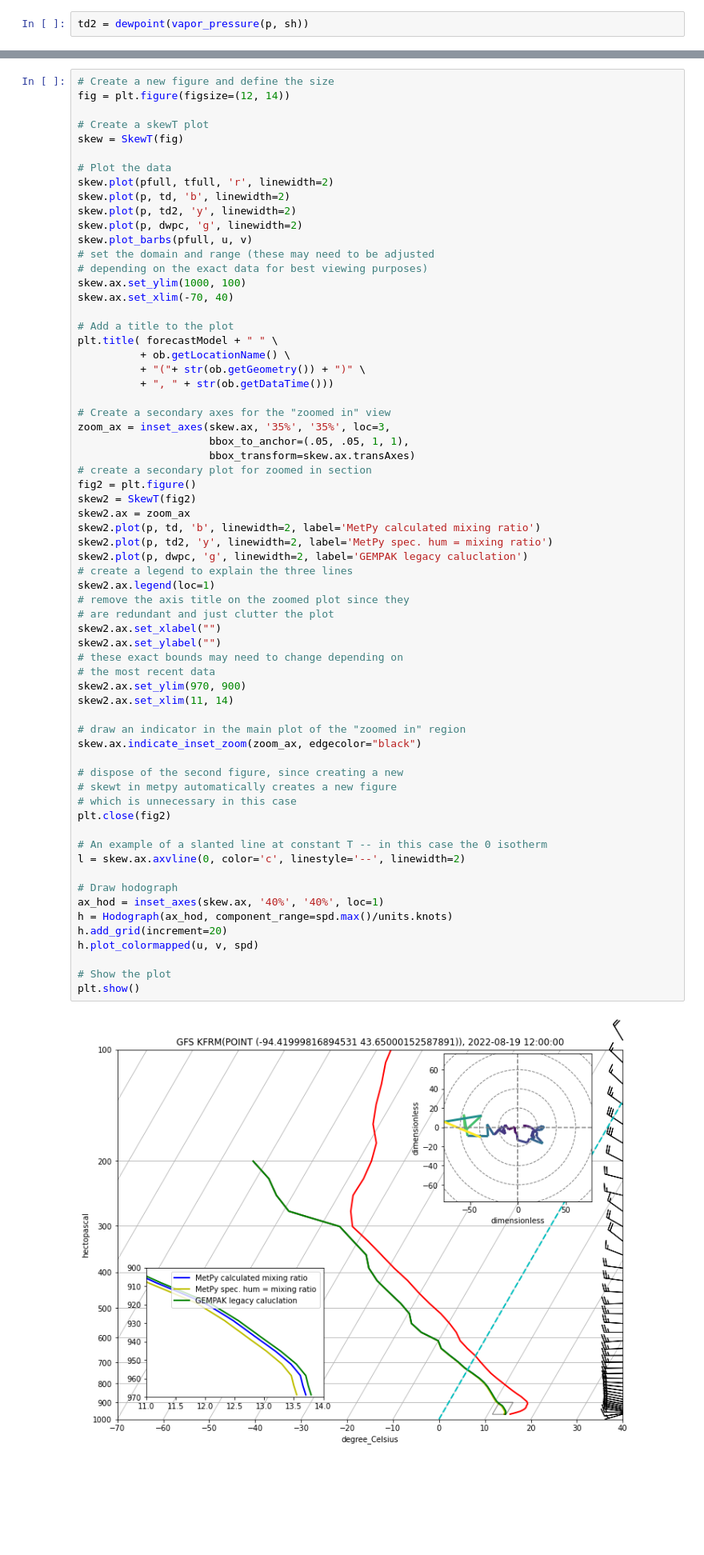
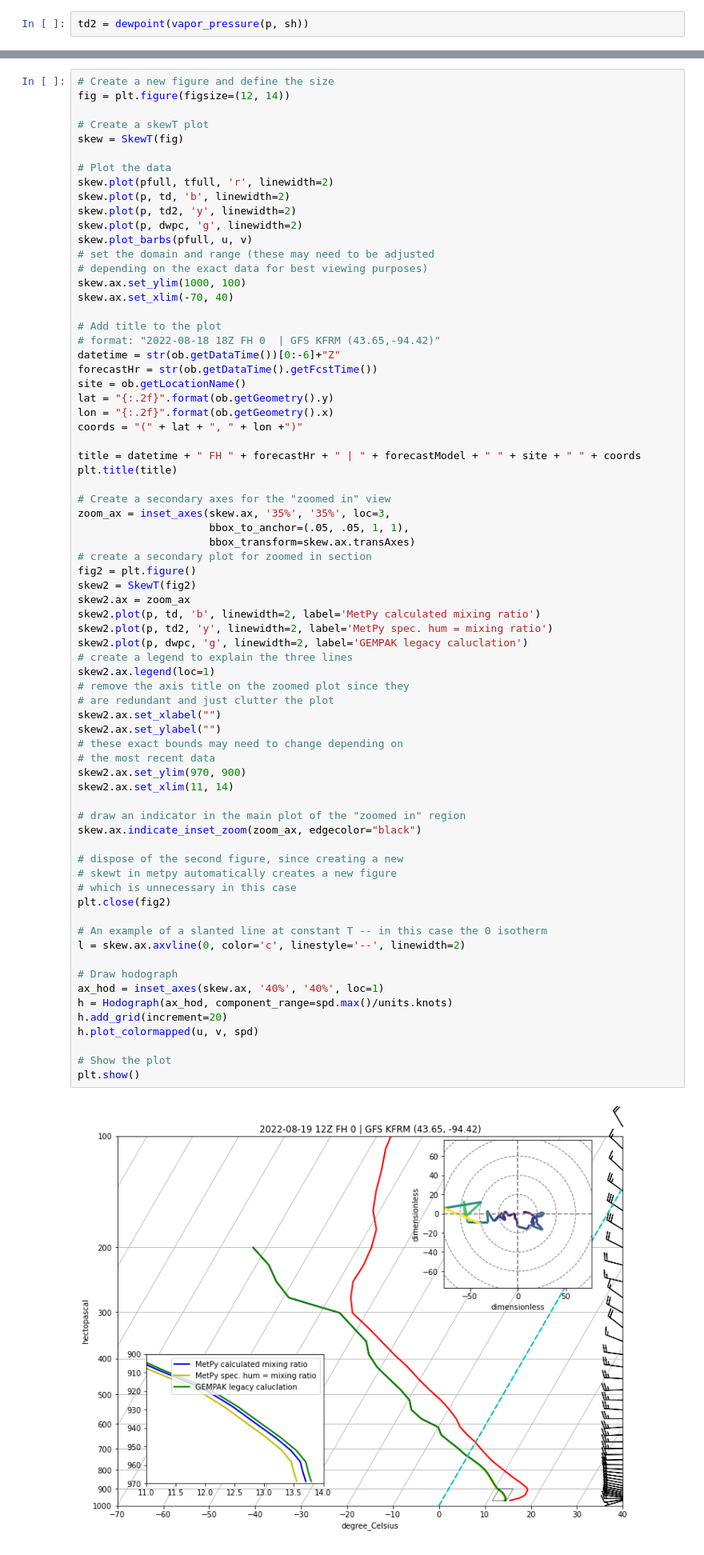
Before and after one commit to Unidata/python-awips, a Jupyter notebook: examples/notebooks/Model_Sounding_Data.ipynb, the cells around one changed output, grey strips where cells are left out. Shown at 80% size. Drawn from its saved outputs; the diff is of its cells as text; blank space fills up the shorter version.

Commit message:
Small change to format of plot title

```diff
--- a/examples/notebooks/Model_Sounding_Data.ipynb
+++ b/examples/notebooks/Model_Sounding_Data.ipynb
@@ -242,11 +242,17 @@ skew.plot_barbs(pfull, u, v)
 skew.ax.set_ylim(1000, 100)
 skew.ax.set_xlim(-70, 40)
 
-# Add a title to the plot
-plt.title( forecastModel + " " \
-          + ob.getLocationName() \
-          + "("+ str(ob.getGeometry()) + ")" \
-          + ", " + str(ob.getDataTime()))
+# Add title to the plot
+# format: "2022-08-18 18Z FH 0  | GFS KFRM (43.65,-94.42)"
+datetime = str(ob.getDataTime())[0:-6]+"Z"
+forecastHr = str(ob.getDataTime().getFcstTime())
+site = ob.getLocationName()
+lat = "{:.2f}".format(ob.getGeometry().y)
+lon = "{:.2f}".format(ob.getGeometry().x)
+coords = "(" + lat + ", " + lon +")"
+
+title = datetime + " FH " + forecastHr + " | " + forecastModel + " " + site + " " + coords
+plt.title(title)
 
 # Create a secondary axes for the "zoomed in" view
 zoom_ax = inset_axes(skew.ax, '35%', '35%', loc=3,
@@ -263,34 +269,34 @@ skew2.plot(p, dwpc, 'g', linewidth=2, label='GEMPAK legacy caluclation')
 skew2.ax.legend(loc=1)
 # remove the axis title on the zoomed plot since they
 # are redundant and just clutter the plot
 skew2.ax.set_xlabel("")
 skew2.ax.set_ylabel("")
 # these exact bounds may need to change depending on
 # the most recent data
 skew2.ax.set_ylim(970, 900)
 skew2.ax.set_xlim(11, 14)
 
 # draw an indicator in the main plot of the "zoomed in" region
 skew.ax.indicate_inset_zoom(zoom_ax, edgecolor="black")
 
 # dispose of the second figure, since creating a new
 # skewt in metpy automatically creates a new figure
 # which is unnecessary in this case
 plt.close(fig2)
 
 # An example of a slanted line at constant T -- in this case the 0 isotherm
 l = skew.ax.axvline(0, color='c', linestyle='--', linewidth=2)
 
 # Draw hodograph
 ax_hod = inset_axes(skew.ax, '40%', '40%', loc=1)
 h = Hodograph(ax_hod, component_range=spd.max()/units.knots)
 h.add_grid(increment=20)
 h.plot_colormapped(u, v, spd)
 
 # Show the plot
 plt.show()
 # %% [output]
-[figure, old version]
+[figure, new version]
 # %% [markdown]
 [Top](https://unidata.github.io/python-awips/examples/generated/Model_Sounding_Data.html)
 
```
